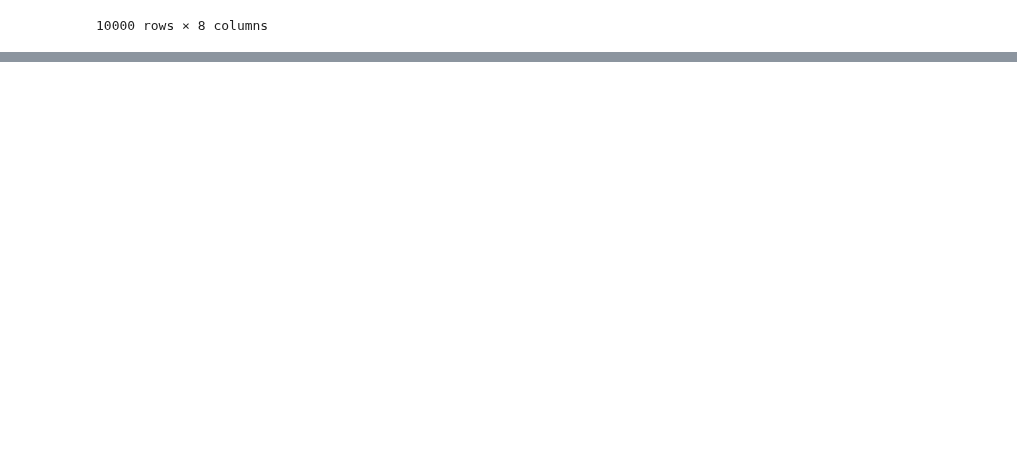
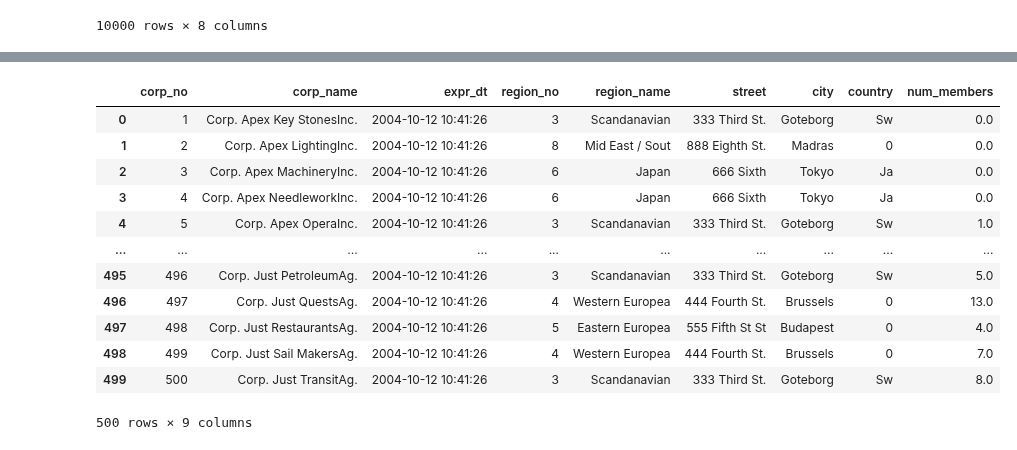
Before and after one commit to Iswarya1011/Cloud-Data-Infrastructure-GroupB-Credit, a Jupyter notebook: charge_denormalization.ipynb, the cells around one changed output, grey strips where cells are left out. Cells and saved outputs as stored; diff of their text form; code cells hidden in the pictures; blank space fills up the shorter version.

Commit message:
Corporation

```diff
--- a/charge_denormalization.ipynb
+++ b/charge_denormalization.ipynb
@@ -272,0 +276,2 @@ member_final
+# %%
+corporation_df = pd.read_csv("Dataset/corporation.csv", sep=",")
@@ -272,0 +294,2 @@ member_final
+# %%
+corporation_df_1 = corporation_df.merge(region_df[['region_no', 'region_name','street','city','country']], how="left", on="region_no").fillna(np.nan)
@@ -272,0 +312,2 @@ member_final
+# %%
+members_count =member_df.groupby('corp_no').size().reset_index(name='num_members')
@@ -272,0 +330,18 @@ member_final
+# %%
+corporation_final =corporation_df_1.merge(members_count[['corp_no','num_members']], how="left", on="corp_no").fillna(0)
+# %%
+corporation_final
+# %% [output]
+|  | corp_no | corp_name | expr_dt | region_no | region_name | street | city | country | num_members |
+| 0 | 1 | Corp. Apex Key StonesInc. | 2004-10-12 10:41:26 | 3 | Scandanavian | 333 Third St. | Goteborg | Sw | 0.0 |
+| 1 | 2 | Corp. Apex LightingInc. | 2004-10-12 10:41:26 | 8 | Mid East / Sout | 888 Eighth St. | Madras | 0 | 0.0 |
+| 2 | 3 | Corp. Apex MachineryInc. | 2004-10-12 10:41:26 | 6 | Japan | 666 Sixth | Tokyo | Ja | 0.0 |
+| 3 | 4 | Corp. Apex NeedleworkInc. | 2004-10-12 10:41:26 | 6 | Japan | 666 Sixth | Tokyo | Ja | 0.0 |
+| 4 | 5 | Corp. Apex OperaInc. | 2004-10-12 10:41:26 | 3 | Scandanavian | 333 Third St. | Goteborg | Sw | 1.0 |
+| ... | ... | ... | ... | ... | ... | ... | ... | ... | ... |
+| 495 | 496 | Corp. Just PetroleumAg. | 2004-10-12 10:41:26 | 3 | Scandanavian | 333 Third St. | Goteborg | Sw | 5.0 |
+| 496 | 497 | Corp. Just QuestsAg. | 2004-10-12 10:41:26 | 4 | Western Europea | 444 Fourth St. | Brussels | 0 | 13.0 |
+| 497 | 498 | Corp. Just RestaurantsAg. | 2004-10-12 10:41:26 | 5 | Eastern Europea | 555 Fifth St St | Budapest | 0 | 4.0 |
+| 498 | 499 | Corp. Just Sail MakersAg. | 2004-10-12 10:41:26 | 4 | Western Europea | 444 Fourth St. | Brussels | 0 | 7.0 |
+| 499 | 500 | Corp. Just TransitAg. | 2004-10-12 10:41:26 | 3 | Scandanavian | 333 Third St. | Goteborg | Sw | 8.0 |
+500 rows × 9 columns
```
Also changed, not shown: parts of 5 cells of this notebook, 1 other file.
